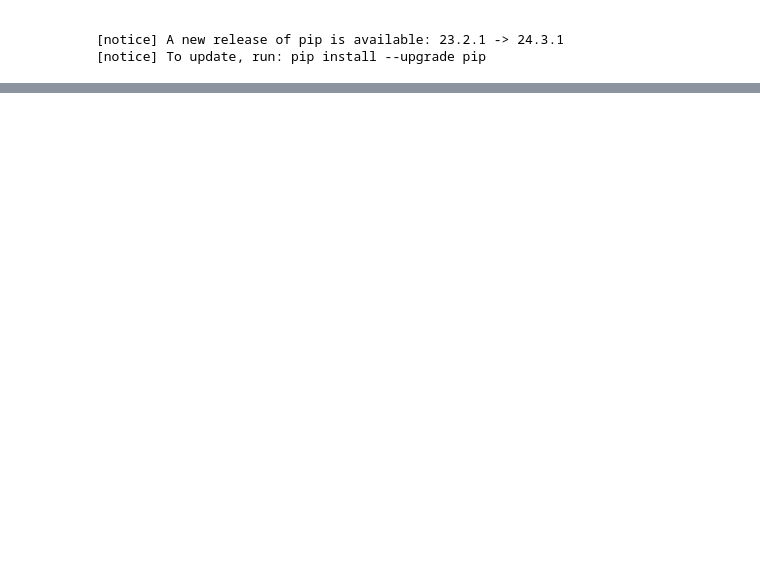
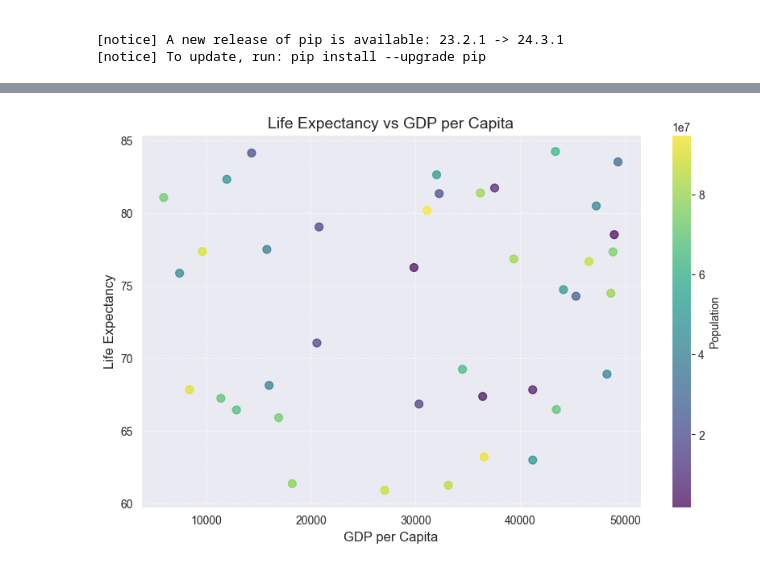
Before and after one commit to kevinthisyear/ds2002-assignments, a Jupyter notebook: vislab.ipynb, the cells around one changed output, grey strips where cells are left out. Drawn from its saved outputs; the diff is of its cells as text; code cells hidden in the pictures; blank space fills up the shorter version.

```diff
--- a/vislab.ipynb
+++ b/vislab.ipynb
@@ -44,13 +44,4 @@ plt.xlabel('GDP per Capita', fontsize=12)
 plt.ylabel('Life Expectancy', fontsize=12)
 plt.grid(True, linestyle='--', alpha=0.6)
 plt.show()
-
-# seaborn pairplot + clean up
-iris_data.columns = ['sepal_length', 'sepal_width', 'petal_length', 'petal_width', 'species']
-species_map = {0: 'Setosa', 1: 'Versicolor', 2: 'Virginica'}
-iris_data['species'] = iris_data['species'].map(species_map)
-sns.set(style="whitegrid")
-pairplot = sns.pairplot(iris_data, hue='species', palette='husl', height=2.5)
-pairplot.fig.suptitle("Iris Pairplot", y=1.02)
-plt.show()
 # %% [output]
@@ -61,3 +48,4 @@ plt.show()
+[figure, added]
 # %%
 # matplotlib bar chart:
 
```
Also changed, not shown: parts of 3 cells of this notebook.
